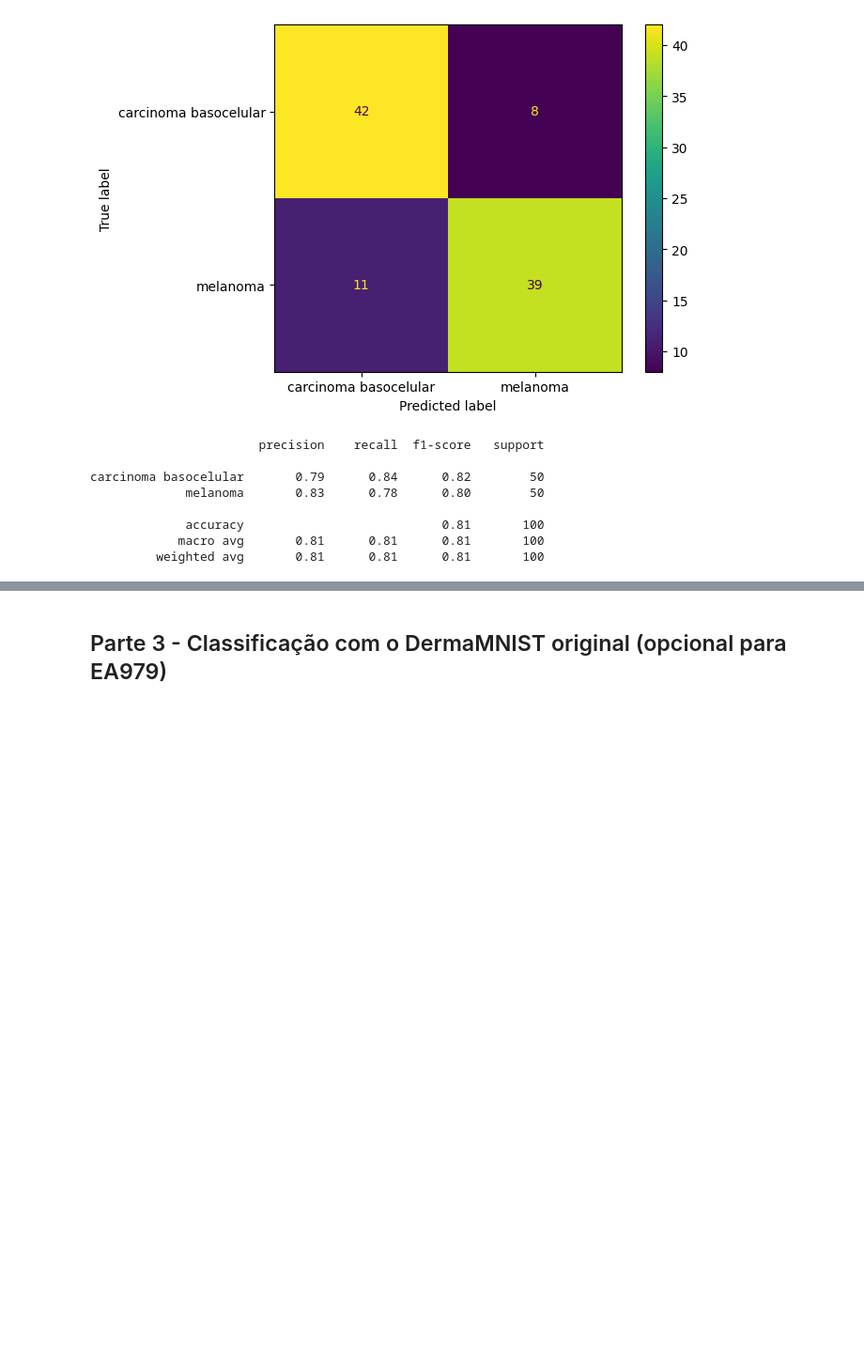
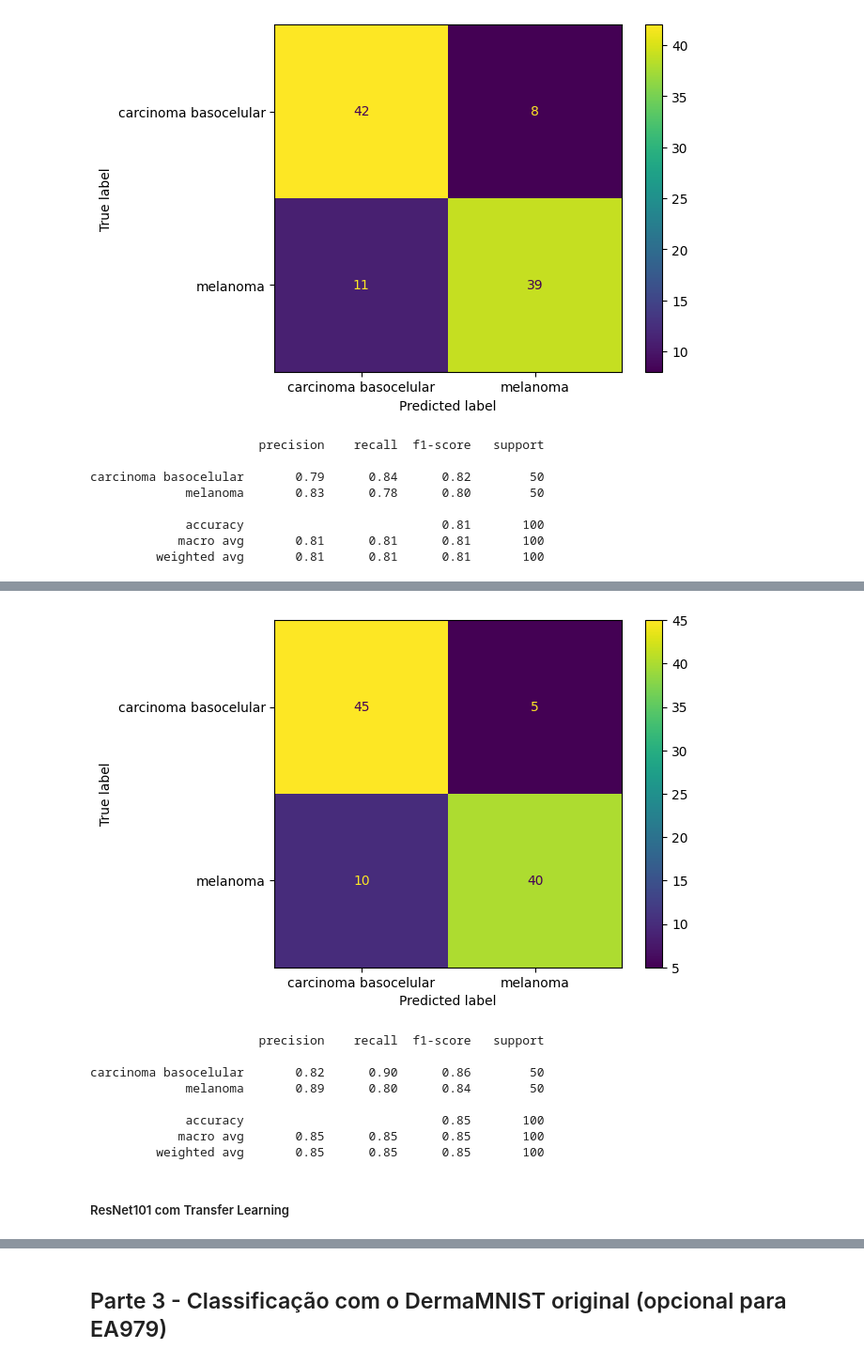
Before and after one commit to UNICAMP-EA979/2026s1-pi05-cnn-leticialopesms, a Jupyter notebook: Atividade.ipynb, the cells around one changed output, grey strips where cells are left out. Shown at 94% size. Drawn from its saved outputs; the diff is of its cells as text; code cells hidden in the pictures; blank space fills up the shorter version.

```diff
--- a/Atividade.ipynb
+++ b/Atividade.ipynb
@@ -1288,0 +1455,15 @@ carcinoma basocelular       0.79      0.84      0.82        50
+# %%
+baseline_model = "logs/Test_ResNet50_pretrained_DermaMNIST-epoch=13-val_acc=0.87.ckpt"
+evaluate_model(baseline_model)
+# %% [output]
+[figure, added]
+                       precision    recall  f1-score   support
+
+carcinoma basocelular       0.82      0.90      0.86        50
+             melanoma       0.89      0.80      0.84        50
+
+             accuracy                           0.85       100
+            macro avg       0.85      0.85      0.85       100
+         weighted avg       0.85      0.85      0.85       100
+# %% [markdown]
+##### ResNet101 com Transfer Learning
```
Also changed, not shown: parts of 30 cells of this notebook, 5 other files.
